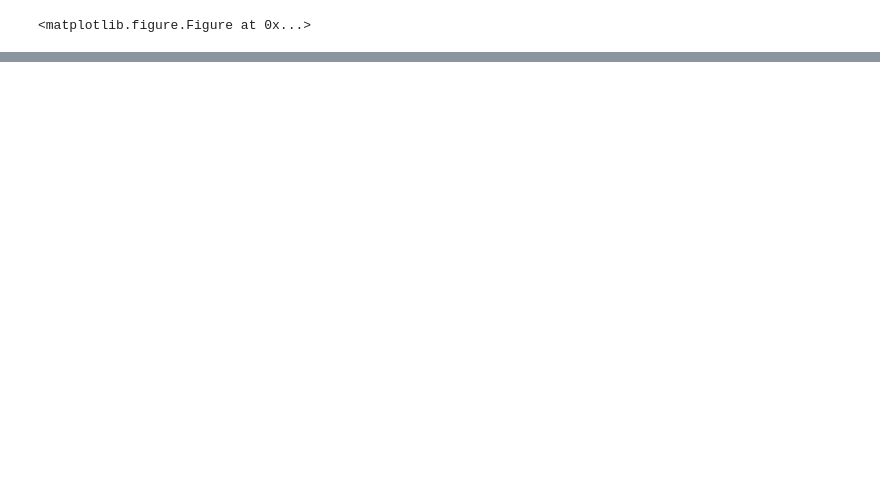
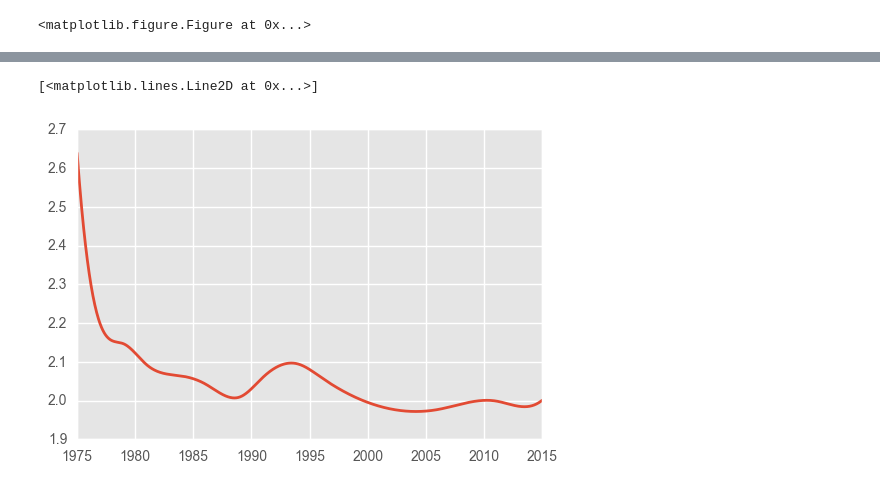
Before and after one commit to Flatfishlk/Capstone, a Jupyter notebook: code/test_code.ipynb, the cells around one changed output, grey strips where cells are left out. Drawn from its saved outputs; the diff is of its cells as text; code cells hidden in the pictures; blank space fills up the shorter version.

```diff
--- a/code/test_code.ipynb
+++ b/code/test_code.ipynb
@@ -147,0 +162,2 @@ plt.savefig('1975.png', dpi=1000)
+# %%
+df_graph = df_complete[['Year','Importer','Exporter']]
@@ -147,0 +170,15 @@ plt.savefig('1975.png', dpi=1000)
+# %%
+df_list = []
+y = range(1976, 2016)
+for i in y:
+    df_list.append(df_graph.loc[df_graph['Year'] == i])
+# %%
+def degree_of_separation(df_list):
+    degree = []
+    for df in df_list:
+        G_undir = nx.from_pandas_dataframe(df, 'Importer', 'Exporter')
+        for g in nx.connected_component_subgraphs(G_undir):
+            degree.append(nx.average_shortest_path_length(g))
+    return degree
+# %%
+degree75_15 = degree_of_separation(df_list)
@@ -147,0 +209,8 @@ plt.savefig('1975.png', dpi=1000)
+# %%
+spl = UnivariateSpline(y, degree75_15)
+xs = np.linspace(1975,2015, 1000)
+spl.set_smoothing_factor(.01)
+plt.plot(xs, spl(xs), linewidth = 2)
+# %% [output]
+[<matplotlib.lines.Line2D at 0x...>]
+[figure, added]
```
Also changed, not shown: parts of 11 cells of this notebook, 2 other files.
